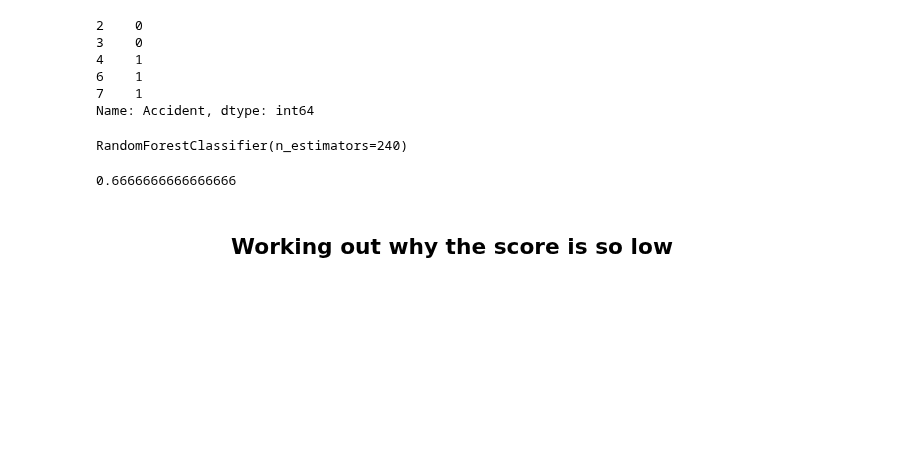
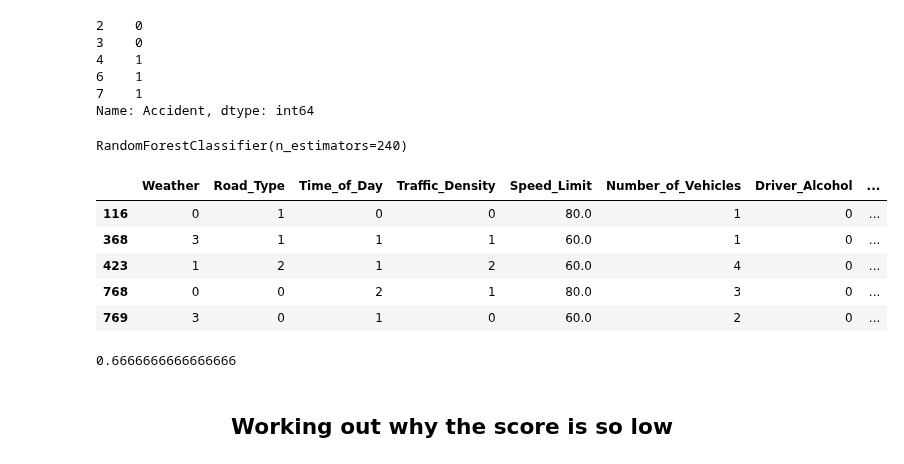
Before and after one commit to bigdog0044/Traffic-Accident-Prediction, a Jupyter notebook: AI files/main.ipynb, the cells around one changed output. Drawn from its saved outputs; the diff is of its cells as text; code cells hidden in the pictures; blank space fills up the shorter version.

```diff
--- a/AI files/main.ipynb
+++ b/AI files/main.ipynb
@@ -475,6 +475,15 @@ clf.fit(x_train,y_train)
 RandomForestClassifier(n_estimators=240)
 # %%
 y_pred = clf.predict(x_test)
+# %%
+x_train.head()
+# %% [output]
+|  | Weather | Road_Type | Time_of_Day | Traffic_Density | Speed_Limit | Number_of_Vehicles | Driver_Alcohol | ... |
+| 116 | 0 | 1 | 0 | 0 | 80.0 | 1 | 0 | ... |
+| 368 | 3 | 1 | 1 | 1 | 60.0 | 1 | 0 | ... |
+| 423 | 1 | 2 | 1 | 2 | 60.0 | 4 | 0 | ... |
+| 768 | 0 | 0 | 2 | 1 | 80.0 | 3 | 0 | ... |
+| 769 | 3 | 0 | 1 | 0 | 60.0 | 2 | 0 | ... |
 # %%
 accuracy_score(y_test,y_pred)
 # %% [output]
```
Also changed, not shown: 2 other files.
